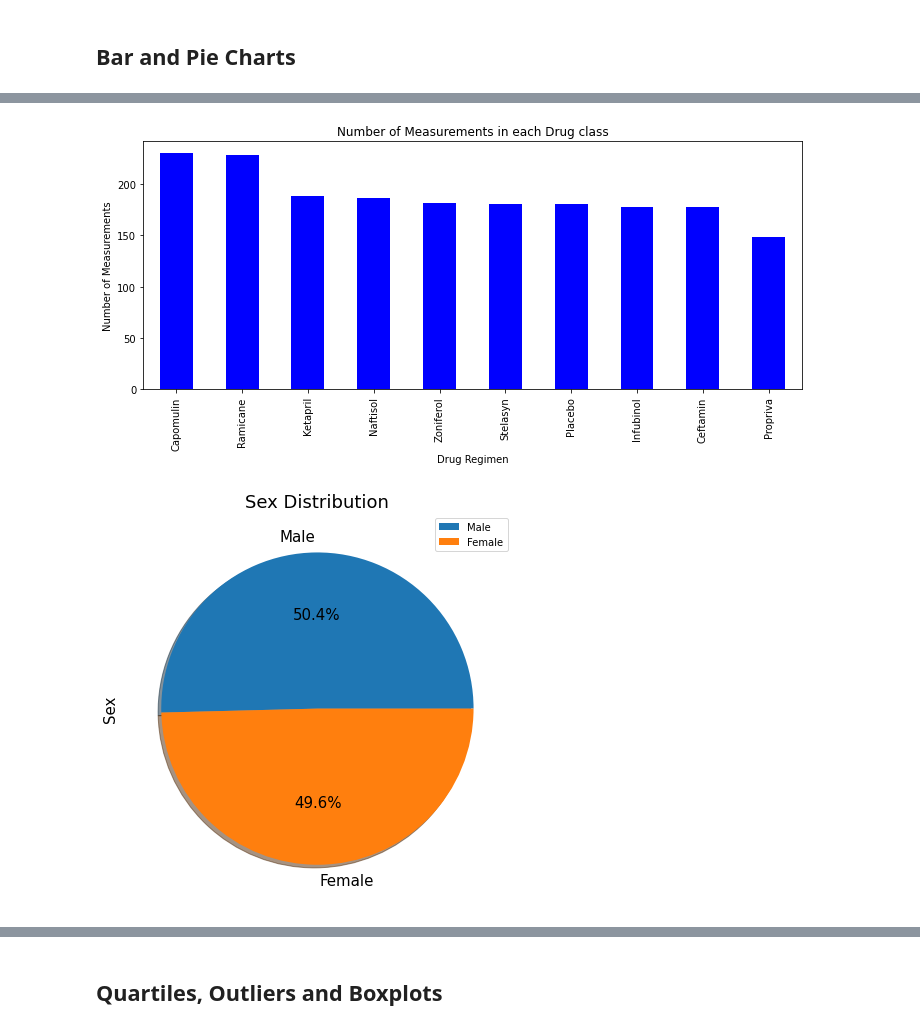
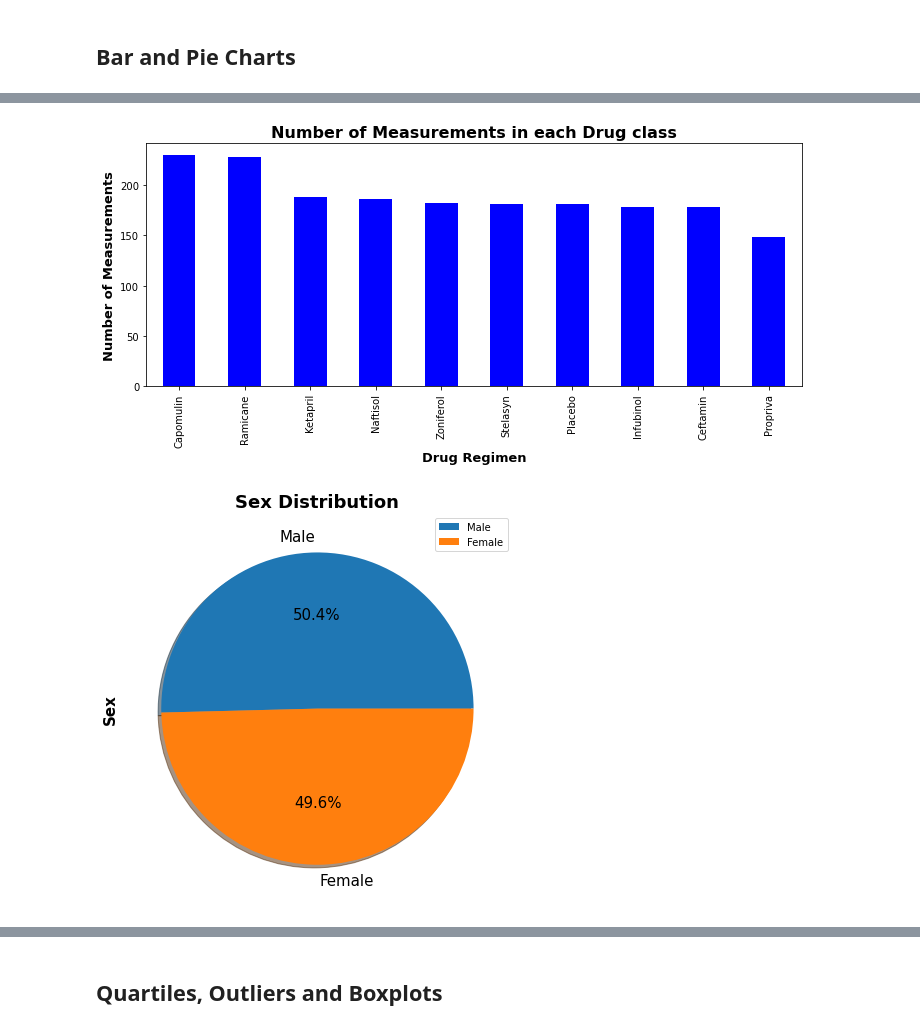
Before and after one commit to alexmartinez1745/Animal-Study-MatPlotLib, a Jupyter notebook: Pymaceuticals/pymaceuticals_starter.ipynb, the cells around one changed output, grey strips where cells are left out. Drawn from its saved outputs; the diff is of its cells as text; code cells hidden in the pictures.

```diff
--- a/Pymaceuticals/pymaceuticals_starter.ipynb
+++ b/Pymaceuticals/pymaceuticals_starter.ipynb
@@ -157,27 +158,27 @@ plt.show()
 # %%
 # Generate a bar plot showing the total number of measurements taken on each drug regimen using pyplot.
 #create x and y axis
 x_axis = count_points.index
 y_axis = count_points.values
 
 #make fig size same as pandas plot
 plt.figure(figsize=(10,5))
 
 #create plot using plotlib
 plt.bar(x_axis, y_axis, color='b', align='center', width=0.5)
 plt.xticks(rotation='vertical')
 
 #set axis labels
-plt.title('Number of Measurements in each Drug class')
-plt.xlabel('Drug Regimen')
-plt.ylabel('Number of Measurements')
+plt.title('Number of Measurements in each Drug class', fontsize=16, fontweight='bold')
+plt.xlabel('Drug Regimen', fontsize=13, fontweight='bold')
+plt.ylabel('Number of Measurements', fontsize=13, fontweight='bold')
 plt.xlim(-0.5,9.5)
 
 #display bar graph
 plt.tight_layout()
 plt.show()
 # %% [output]
-[figure, old version]
+[figure, new version]
 # %%
 # Generate a pie plot showing the distribution of female versus male mice using pandas
 #filtering data frame to chart pie plot
@@ -186,14 +187,14 @@ gender_counts = drop_dup['Sex'].value_counts()
 
 #create pie plot using pandas
 ax = gender_counts.plot(kind='pie', figsize= (11,6), autopct='%1.1f%%', shadow=True, legend=True, textprops={'fontsize': 15})
-ax.set_title('Sex Distribution').set_fontsize(18)
-ax.set_ylabel('Sex').set_fontsize(15)
+ax.set_title('Sex Distribution', fontsize=18, fontweight='bold')
+ax.set_ylabel('Sex', fontsize=15, fontweight='bold')
 
 #display pie plot
 plt.tight_layout()
 plt.show()
 # %% [output]
-[figure, old version]
+[figure, new version]
 # %%
 # Generate a pie plot showing the distribution of female versus male mice using pyplot
 #create labels and x axis
```
Also changed, not shown: parts of 3 cells of this notebook.
